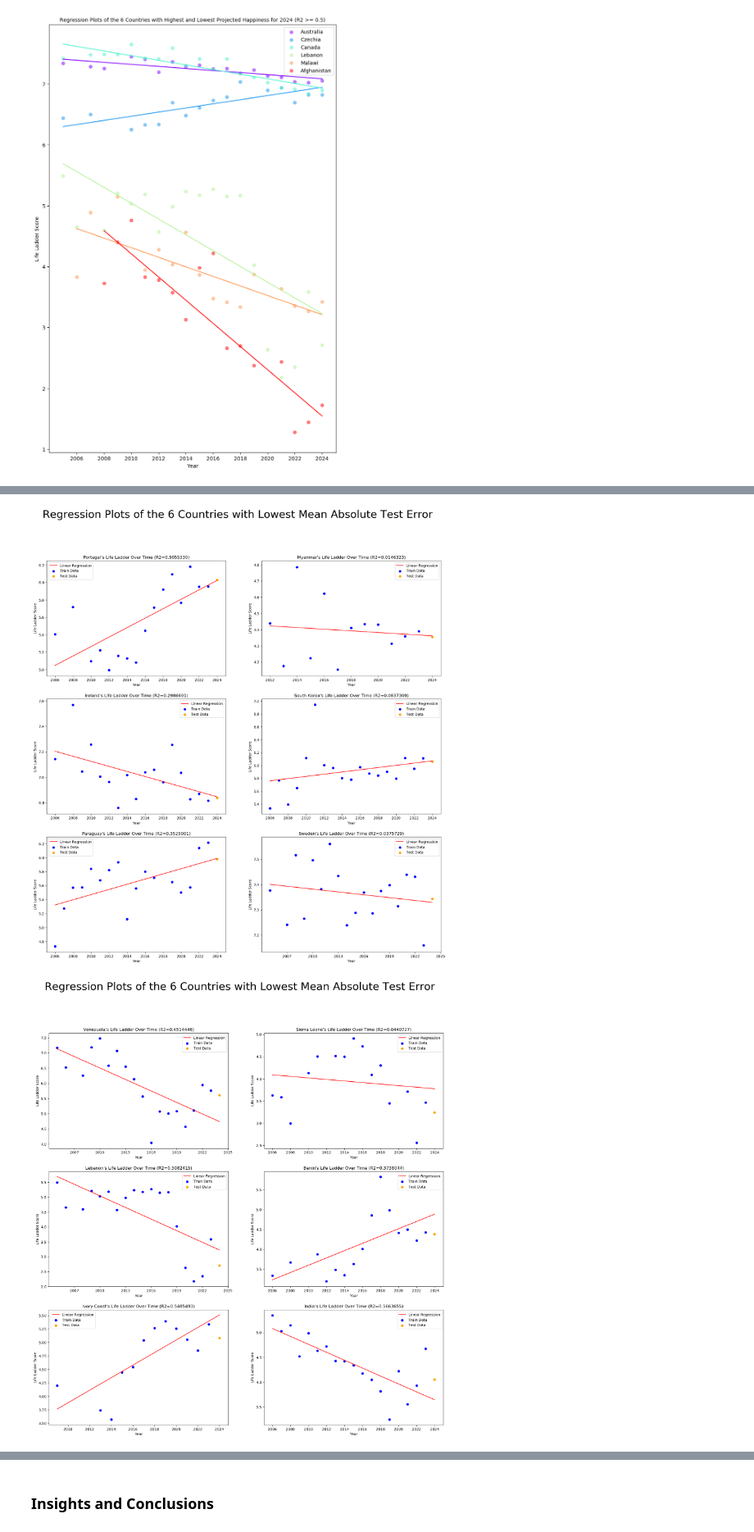
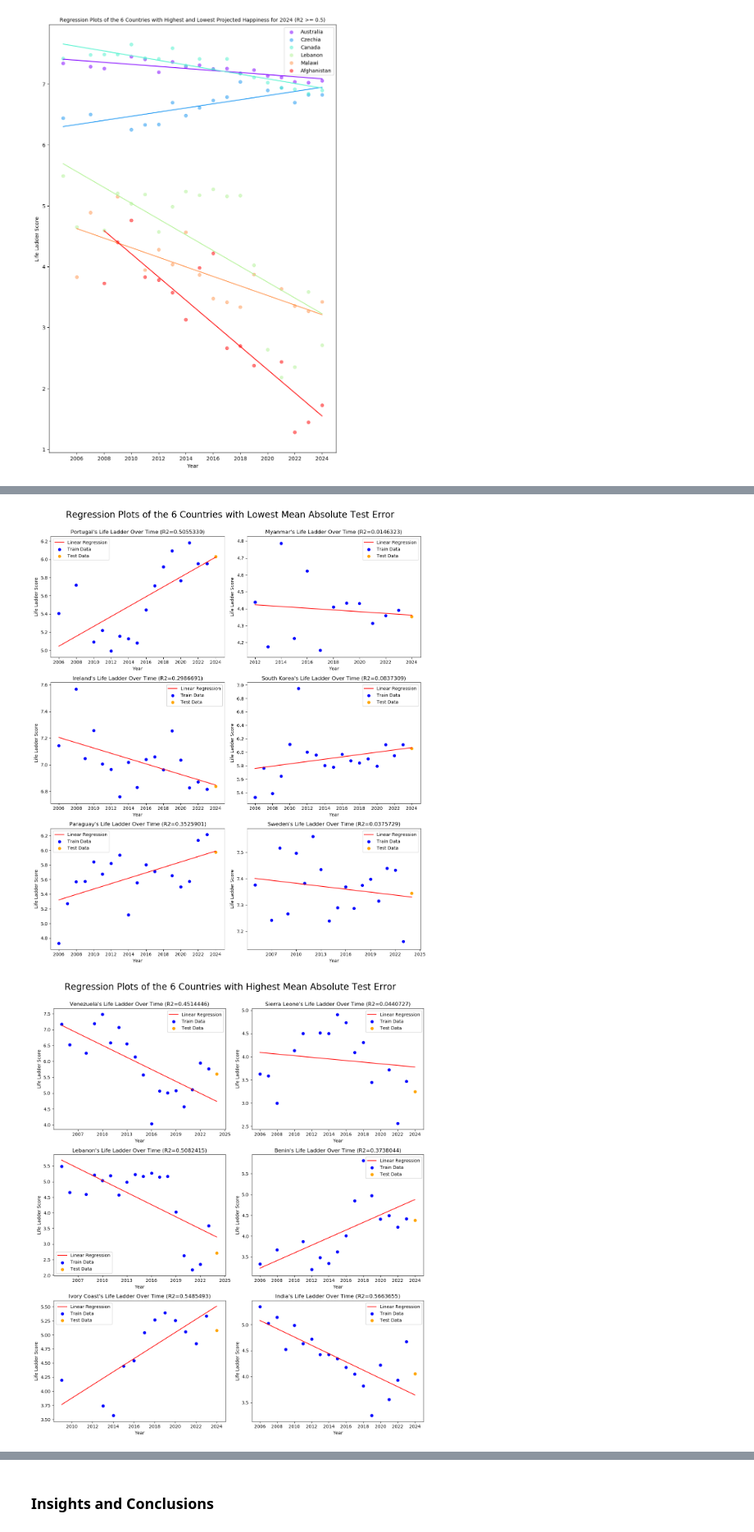
Before and after one commit to matveylplusplus/cmsc320proj, a Jupyter notebook: pnb.ipynb, the cells around one changed output, grey strips where cells are left out. Shown at 82% size. Cells and saved outputs as stored; diff of their text form; code cells hidden in the pictures.

Commit message:
Readjusted visuals

```diff
--- a/pnb.ipynb
+++ b/pnb.ipynb
@@ -405,7 +366,7 @@ ploterooo(3, tpt, f"Regression Plots of the 6 Countries with Highest and Lowest
 # %%
 def ploteroo(x, y, df, title):
   country_list = df.head(x*y)['Country name'].to_list()
-  fig, axes = plt.subplots(y, x, figsize=(20, 20))
+  fig, axes = plt.subplots(y, x, figsize=(12.5, 15))
 
   k = 0
   for i in range(y):
@@ -413,8 +374,8 @@ def ploteroo(x, y, df, title):
       HapModel(country_list[k]).transform_axes(axes[i][j])
       k += 1
 
-  fig.suptitle(title, fontsize=30)
-  #plt.tight_layout()
+  fig.suptitle(title, fontsize=20)
+  plt.tight_layout(rect=[0, 0.03, 1, 0.95])
   plt.show()
 # %%
 ploteroo(2, 3, rpt, "Regression Plots of the 6 Countries with Highest Happiness R2")
@@ -427,11 +388,11 @@ ploteroo(2, 3, rpt.iloc[::-1], "Regression Plots of the 6 Countries with Lowest
 # %%
 ploteroo(2, 3, test_pt, "Regression Plots of the 6 Countries with Lowest Mean Absolute Test Error")
 # %% [output]
-[figure, old version]
+[figure, new version]
 # %%
-ploteroo(2, 3, test_pt.iloc[::-1], "Regression Plots of the 6 Countries with Lowest Mean Absolute Test Error")
+ploteroo(2, 3, test_pt.iloc[::-1], "Regression Plots of the 6 Countries with Highest Mean Absolute Test Error")
 # %% [output]
-[figure, old version]
+[figure, new version]
 # %%
 h1 = HapModel('United States')
 h1.report()
```
Also changed, not shown: parts of 6 cells of this notebook, 1 other file.
